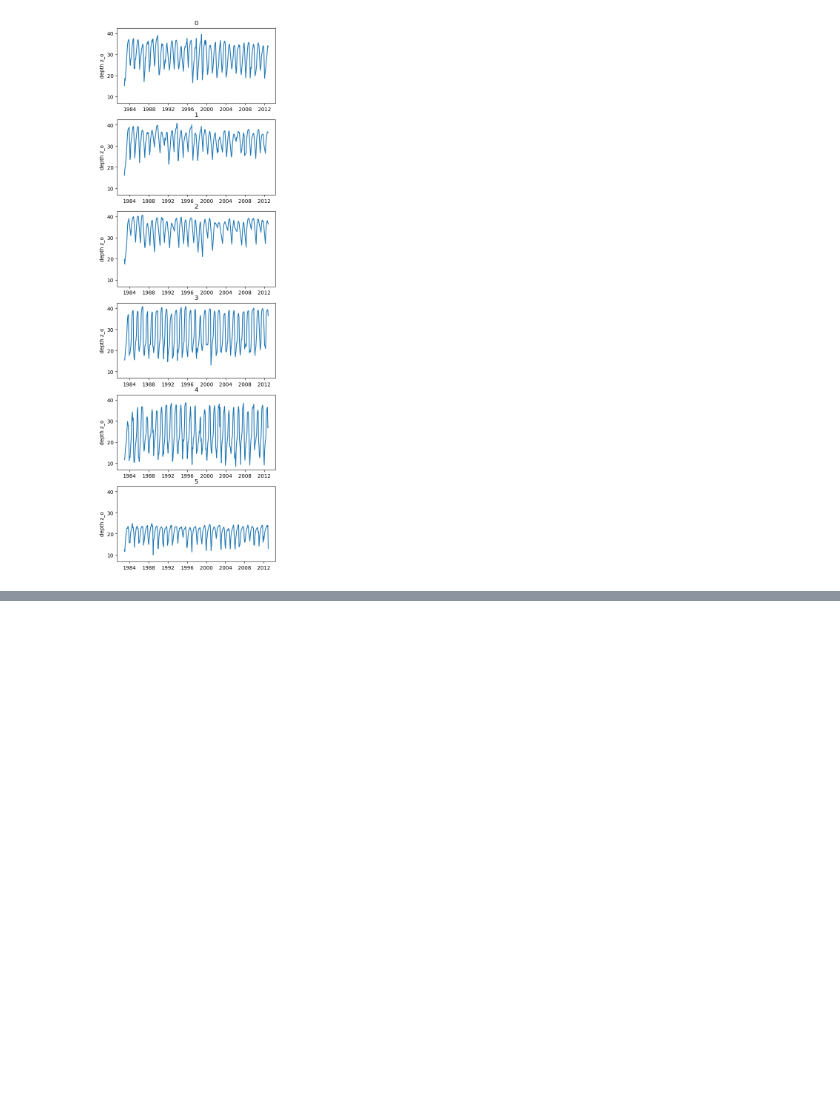
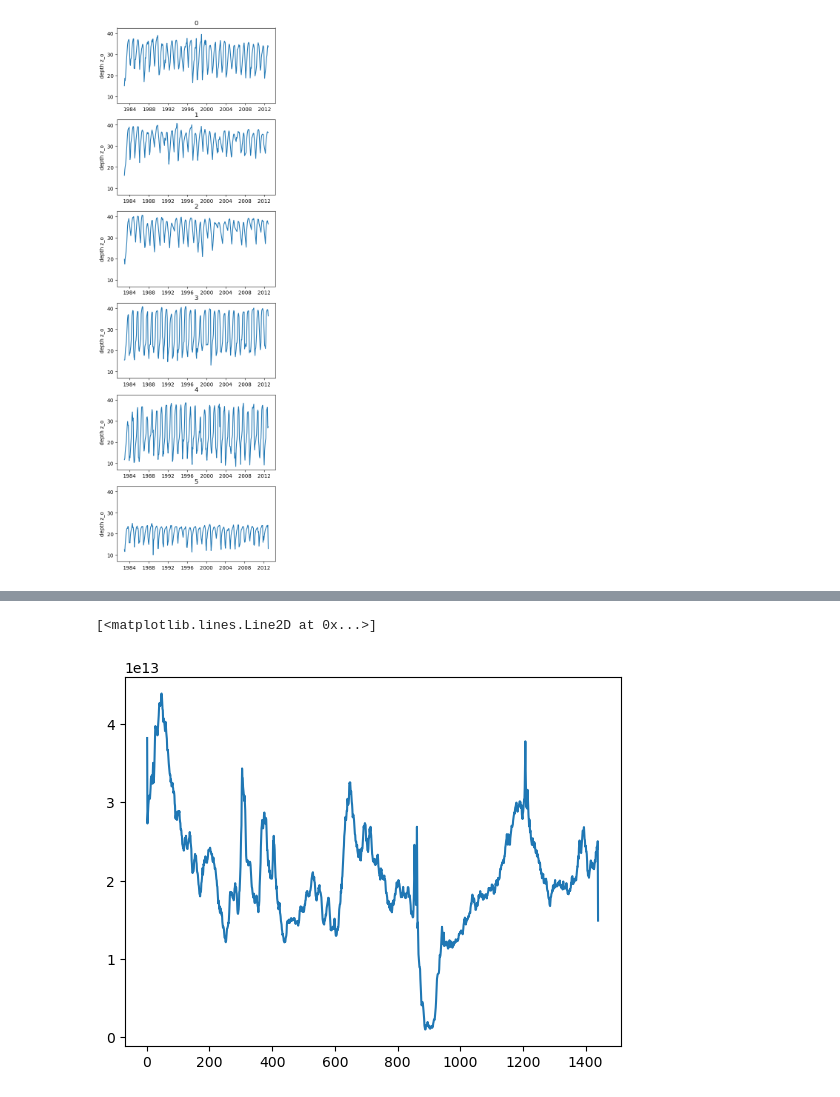
Before and after one commit to evrkin74/Forwards_Ventilation, a Jupyter notebook: code/Longitude.ipynb, the cells around one changed output, grey strips where cells are left out. Drawn from its saved outputs; the diff is of its cells as text; code cells hidden in the pictures; blank space fills up the shorter version.

```diff
--- a/code/Longitude.ipynb
+++ b/code/Longitude.ipynb
@@ -203,4 +203,11 @@ for bins in range(6):
 # %% [output]
 [figure]
 # %%
-############ look at initial depth
+############ look at ventilation as a function of longitude
+df_interest = df_vent[df_vent['year_o']>1983][['subvol_o','subvol_i','binnedx_i','binnedx_o','binnedz_i']]
+out_group = df_interest.groupby(['binnedx_o'])
+vol = out_group.sum('subvol_o').compute()
+
+vol = vol.reset_index()
+vol = vol.sort_values('binnedx_o')
+vol_out = vol.reset_index()
@@ -206,0 +228,6 @@ for bins in range(6):
+# %%
+#ventilating
+plt.plot(vol_out.binnedx_o,vol_out.subvol_o)
+# %% [output]
+[<matplotlib.lines.Line2D at 0x...>]
+[figure, added]
```
Also changed, not shown: parts of 5 cells of this notebook, 17 other files.
